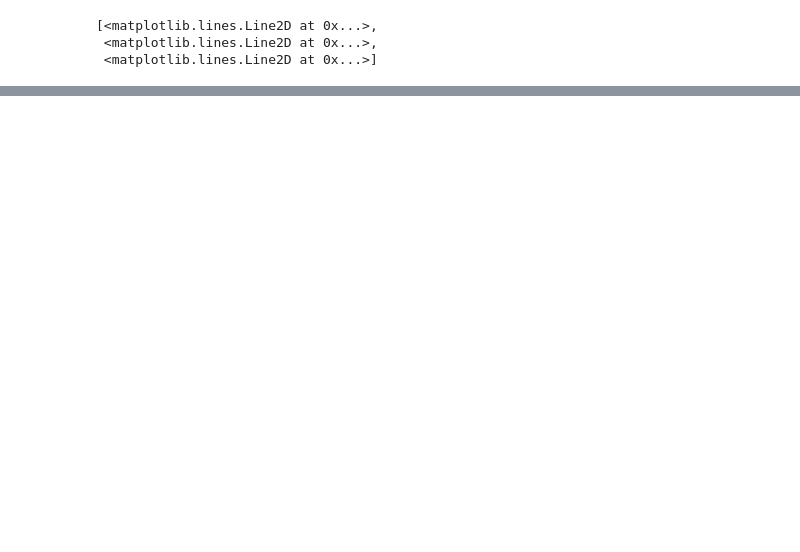
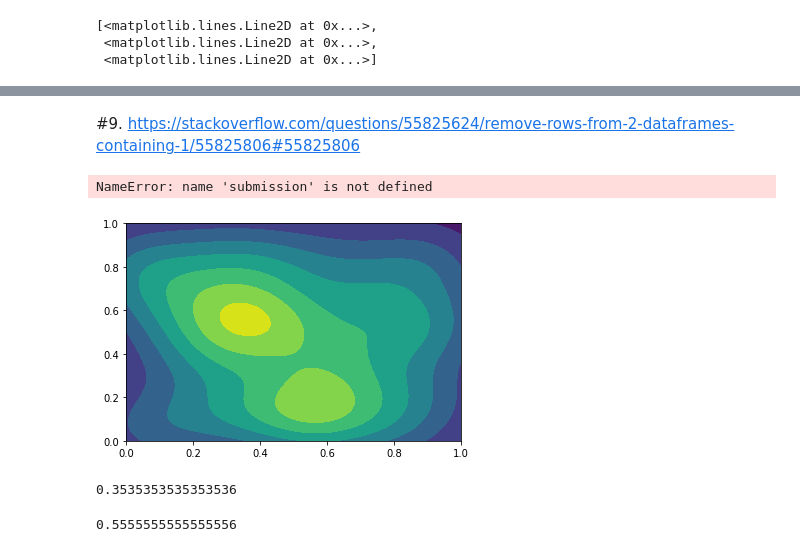
Before and after one commit to scidam/forums, a Jupyter notebook: SO/APR_2019.ipynb, the cells around one changed output, grey strips where cells are left out. Saved outputs shown, nothing was run; the diff lists cells and outputs as text; code cells hidden in the pictures; blank space fills up the shorter version.

```diff
--- a/SO/APR_2019.ipynb
+++ b/SO/APR_2019.ipynb
@@ -510,0 +517,7 @@ plt.show()
+# %% [markdown]
+#9. https://stackoverflow.com/questions/55825624/remove-rows-from-2-dataframes-containing-1/55825806#55825806
+# %%
+submission = submission[~(test_label_df == -1).any(axis=1)]
+test_label_df = test_label_df[~(test_label_df == -1).any(axis=1)]
+# %% [output]
+NameError: name 'submission' is not defined
@@ -510,0 +535,25 @@ plt.show()
+# %%
+import numpy as np
+from scipy.stats import gaussian_kde
+from pylab import plt
+
+np.random.seed(10)
+
+x = np.random.rand(100)
+y = np.random.rand(100)
+kde = gaussian_kde(np.vstack([x, y]))
+X, Y = np.meshgrid(np.linspace(0, 1, 100), np.linspace(0, 1, 100))
+Z = kde(np.vstack([X.ravel(), Y.ravel()])).reshape(X.shape)
+
+plt.contourf(X, Y, Z)
+plt.show()
+# %% [output]
+[figure, added]
+# %%
+X.ravel()[np.argmax(Z.ravel())]
+# %% [output]
+0.3535353535353536
+# %%
+Y.ravel()[np.argmax(Z.ravel())]
+# %% [output]
+0.5555555555555556
```
Also changed, not shown: parts of 8 cells of this notebook.
